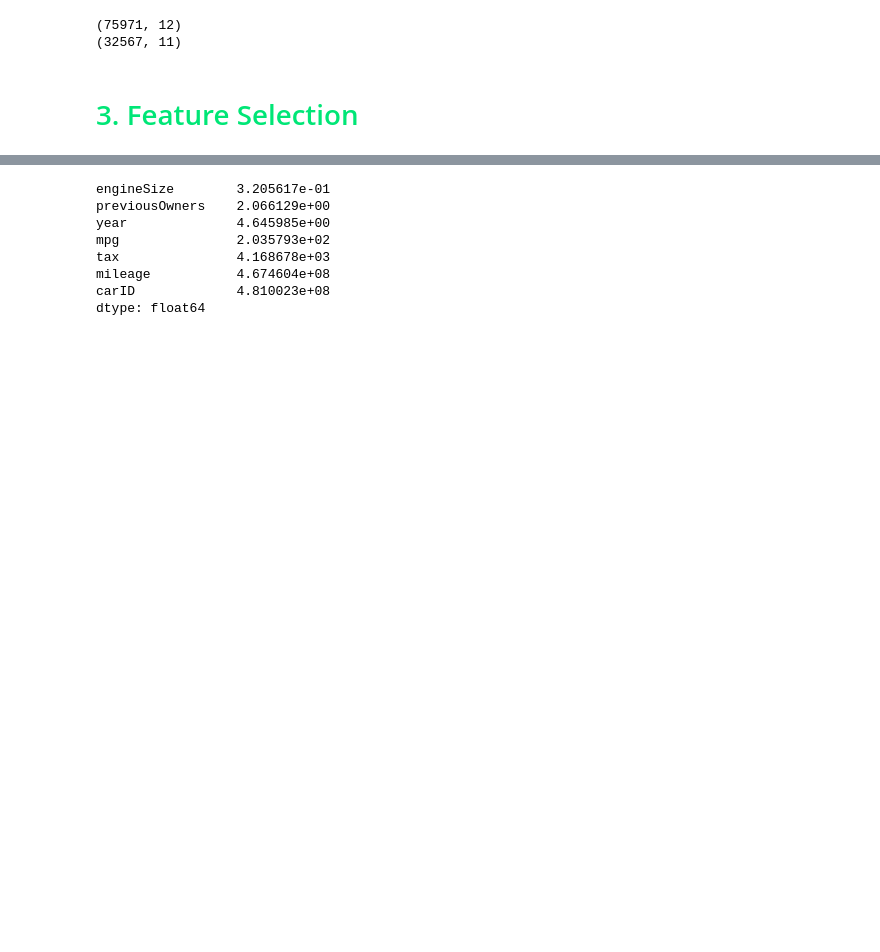
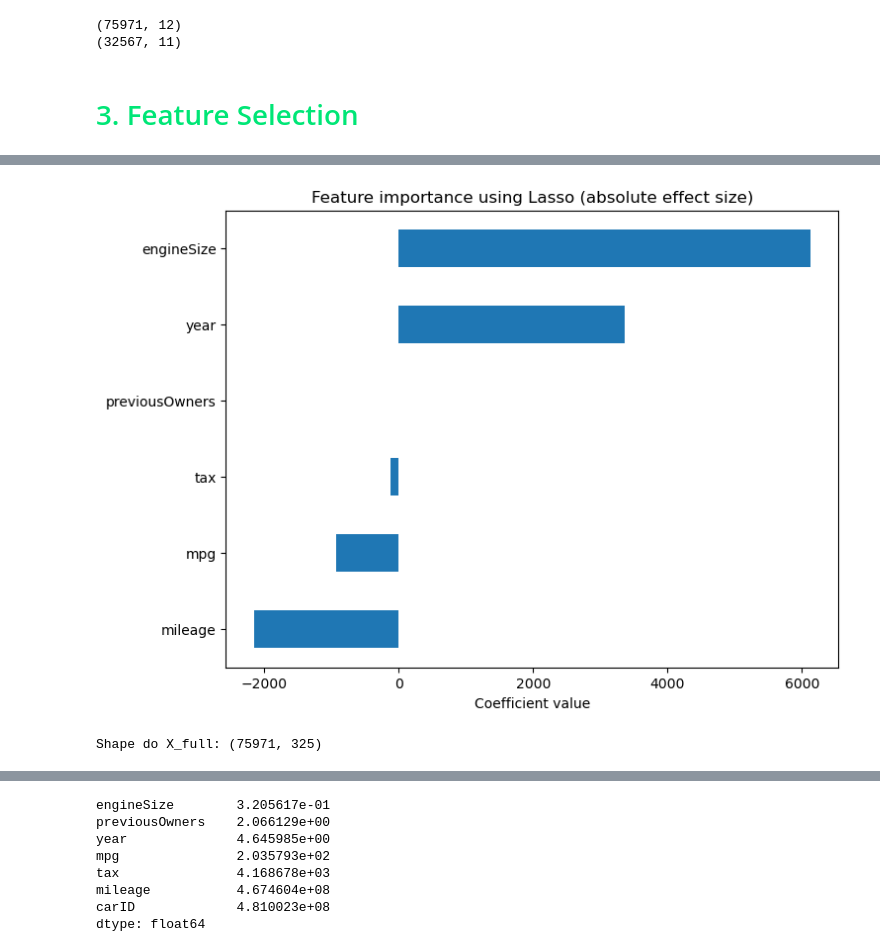
Before and after one commit to Danirib11221/MachineLearning39, a Jupyter notebook: MachineLearningProject.ipynb, the cells around one changed output, grey strips where cells are left out. Drawn from its saved outputs; the diff is of its cells as text; code cells hidden in the pictures; blank space fills up the shorter version.

Commit message:
FeatureSelectionDone

```diff
--- a/MachineLearningProject.ipynb
+++ b/MachineLearningProject.ipynb
@@ -2065,0 +2107,15 @@ def new_features(df, include_advanced=True):
+# %%
+from sklearn.linear_model import LassoCV
+X_num = df_train_new[numeric_features].copy()
+y_num = df_train_new["price"]
+
+X_num = X_num.fillna(X_num.median())
+
+scaler_lasso = StandardScaler()
+X_scaled = scaler_lasso.fit_transform(X_num)
+
+lasso = LassoCV(cv=5, random_state=42)
+lasso.fit(X_scaled, y_num)
+
+lasso_coeffs = pd.Series(lasso.coef_, index=numeric_features)
+print(lasso_coeffs)
@@ -2065,0 +2130,7 @@ def new_features(df, include_advanced=True):
+# %%
+lasso_coeffs.sort_values().plot(kind="barh", figsize=(8,6))
+plt.title("Feature importance using Lasso (absolute effect size)")
+plt.xlabel("Coefficient value")
+plt.show()
+# %% [output]
+[figure, added]
@@ -2065,0 +2161,7 @@ def new_features(df, include_advanced=True):
+# %%
+X_full = preprocess_for_feature_selection(df_train_new)
+y_full = df_train_new["price"]
+
+print("Shape do X_full:", X_full.shape)
+# %% [output]
+Shape do X_full: (75971, 325)
```
Also changed, not shown: parts of 22 cells of this notebook.
